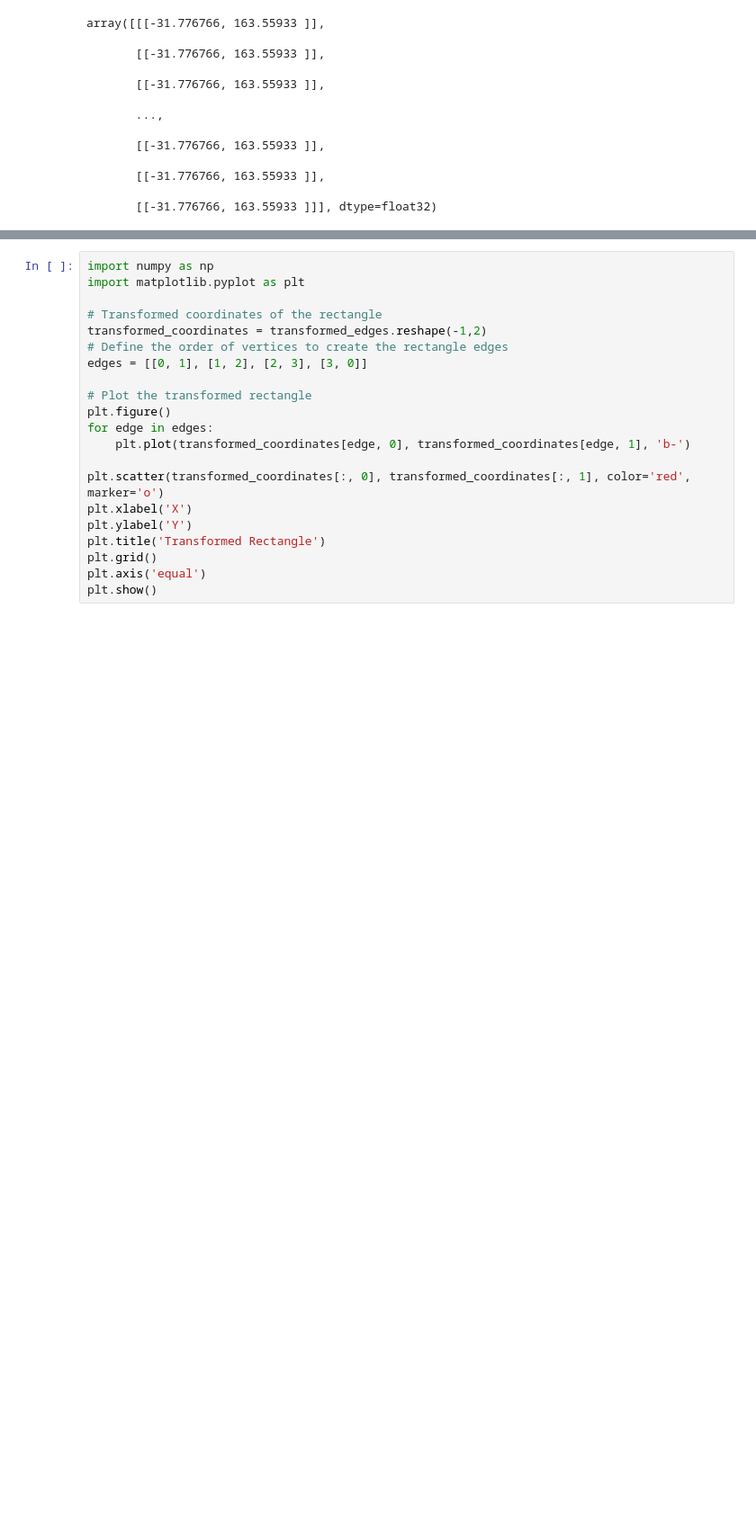
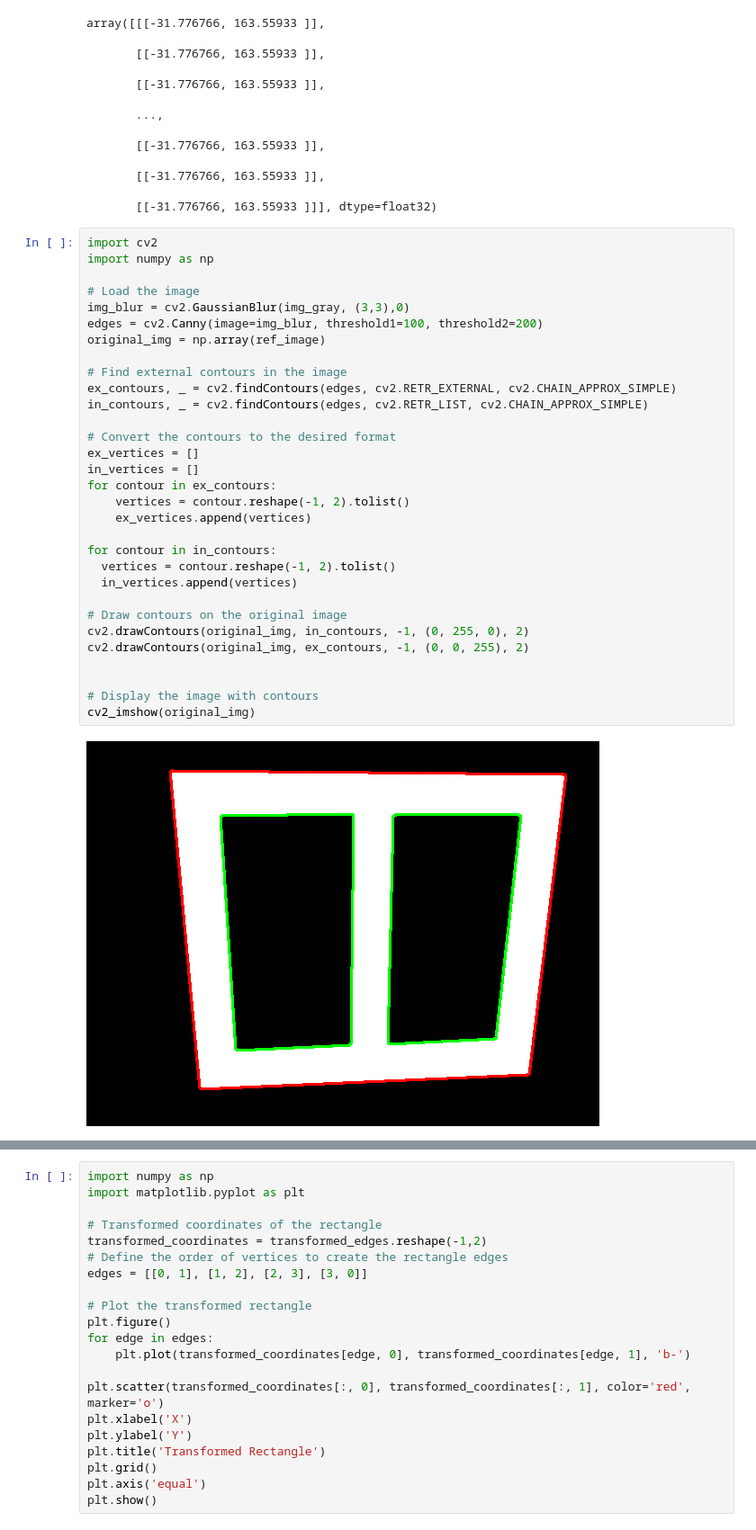
Before and after one commit to JanMeow/ML-cases, a Jupyter notebook: 0817_SAM_Perspective_Adjustment.ipynb, the cells around one changed output, grey strips where cells are left out. Shown at 90% size. Drawn from its saved outputs; the diff is of its cells as text; blank space fills up the shorter version.

```diff
--- a/0817_SAM_Perspective_Adjustment.ipynb
+++ b/0817_SAM_Perspective_Adjustment.ipynb
@@ -251,3 +250,36 @@ array([[[-31.776766, 163.55933 ]],
        [[-31.776766, 163.55933 ]],
 
        [[-31.776766, 163.55933 ]]], dtype=float32)
+# %%
+import cv2
+import numpy as np
+
+# Load the image
+img_blur = cv2.GaussianBlur(img_gray, (3,3),0)
+edges = cv2.Canny(image=img_blur, threshold1=100, threshold2=200)
+original_img = np.array(ref_image)
+
+# Find external contours in the image
+ex_contours, _ = cv2.findContours(edges, cv2.RETR_EXTERNAL, cv2.CHAIN_APPROX_SIMPLE)
+in_contours, _ = cv2.findContours(edges, cv2.RETR_LIST, cv2.CHAIN_APPROX_SIMPLE)
+
+# Convert the contours to the desired format
+ex_vertices = []
+in_vertices = []
+for contour in ex_contours:
+    vertices = contour.reshape(-1, 2).tolist()
+    ex_vertices.append(vertices)
+
+for contour in in_contours:
+  vertices = contour.reshape(-1, 2).tolist()
+  in_vertices.append(vertices)
+
+# Draw contours on the original image
+cv2.drawContours(original_img, in_contours, -1, (0, 255, 0), 2)
+cv2.drawContours(original_img, ex_contours, -1, (0, 0, 255), 2)
+
+
+# Display the image with contours
+cv2_imshow(original_img)
+# %% [output]
+[figure, added]
```
Also changed, not shown: parts of 4 cells of this notebook.
